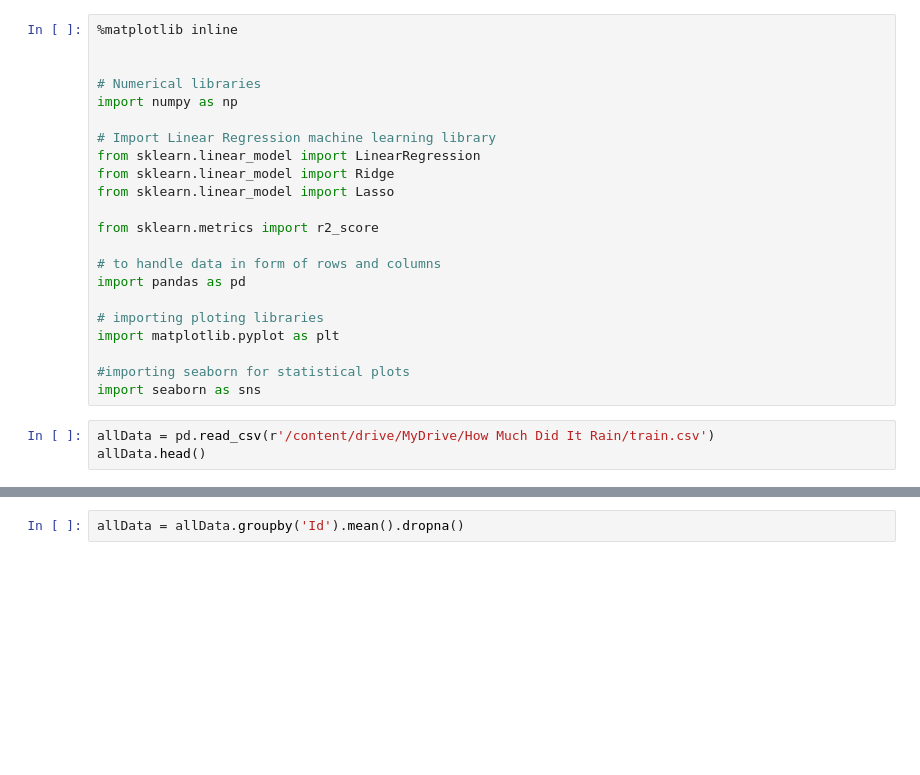
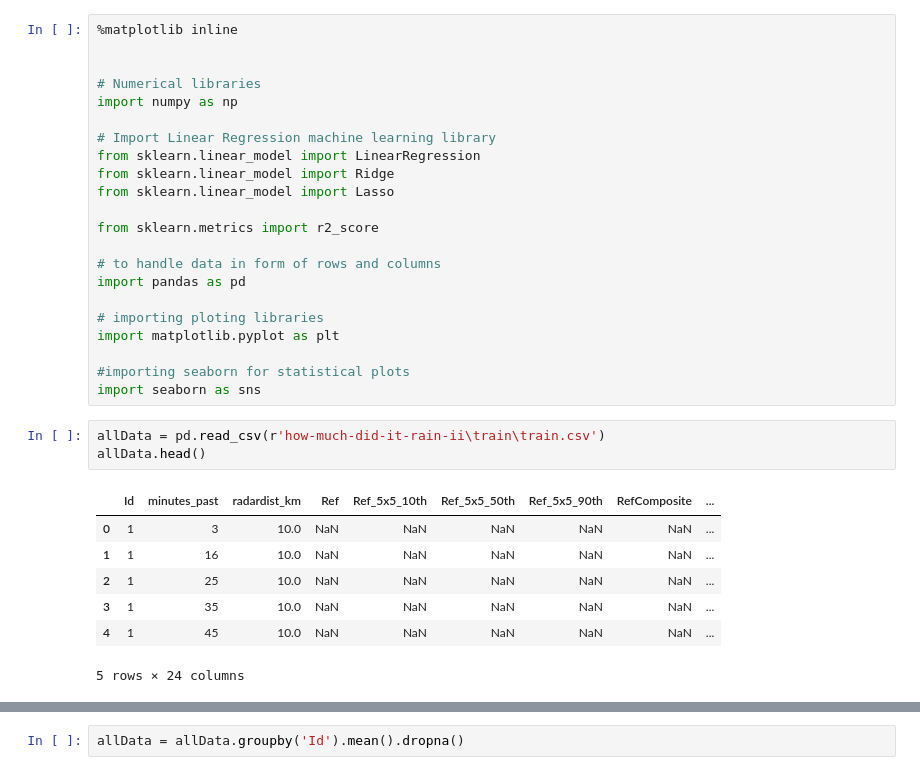
Before and after one commit to ksdeep/KaggleCompetitionCode, a Jupyter notebook: how-much-did-it-rain-ii.ipynb, the cells around one changed output, grey strips where cells are left out. Saved outputs shown, nothing was run; the diff lists cells and outputs as text; blank space fills up the shorter version.

```diff
--- a/how-much-did-it-rain-ii.ipynb
+++ b/how-much-did-it-rain-ii.ipynb
@@ -24,5 +21,13 @@ import matplotlib.pyplot as plt
 #importing seaborn for statistical plots
 import seaborn as sns
 # %%
-allData = pd.read_csv(r'/content/drive/MyDrive/How Much Did It Rain/train.csv')
+allData = pd.read_csv(r'how-much-did-it-rain-ii\train\train.csv')
 allData.head()
+# %% [output]
+|  | Id | minutes_past | radardist_km | Ref | Ref_5x5_10th | Ref_5x5_50th | Ref_5x5_90th | RefComposite | ... |
+| 0 | 1 | 3 | 10.0 | NaN | NaN | NaN | NaN | NaN | ... |
+| 1 | 1 | 16 | 10.0 | NaN | NaN | NaN | NaN | NaN | ... |
+| 2 | 1 | 25 | 10.0 | NaN | NaN | NaN | NaN | NaN | ... |
+| 3 | 1 | 35 | 10.0 | NaN | NaN | NaN | NaN | NaN | ... |
+| 4 | 1 | 45 | 10.0 | NaN | NaN | NaN | NaN | NaN | ... |
+5 rows × 24 columns
```
Also changed, not shown: parts of 15 cells of this notebook.
